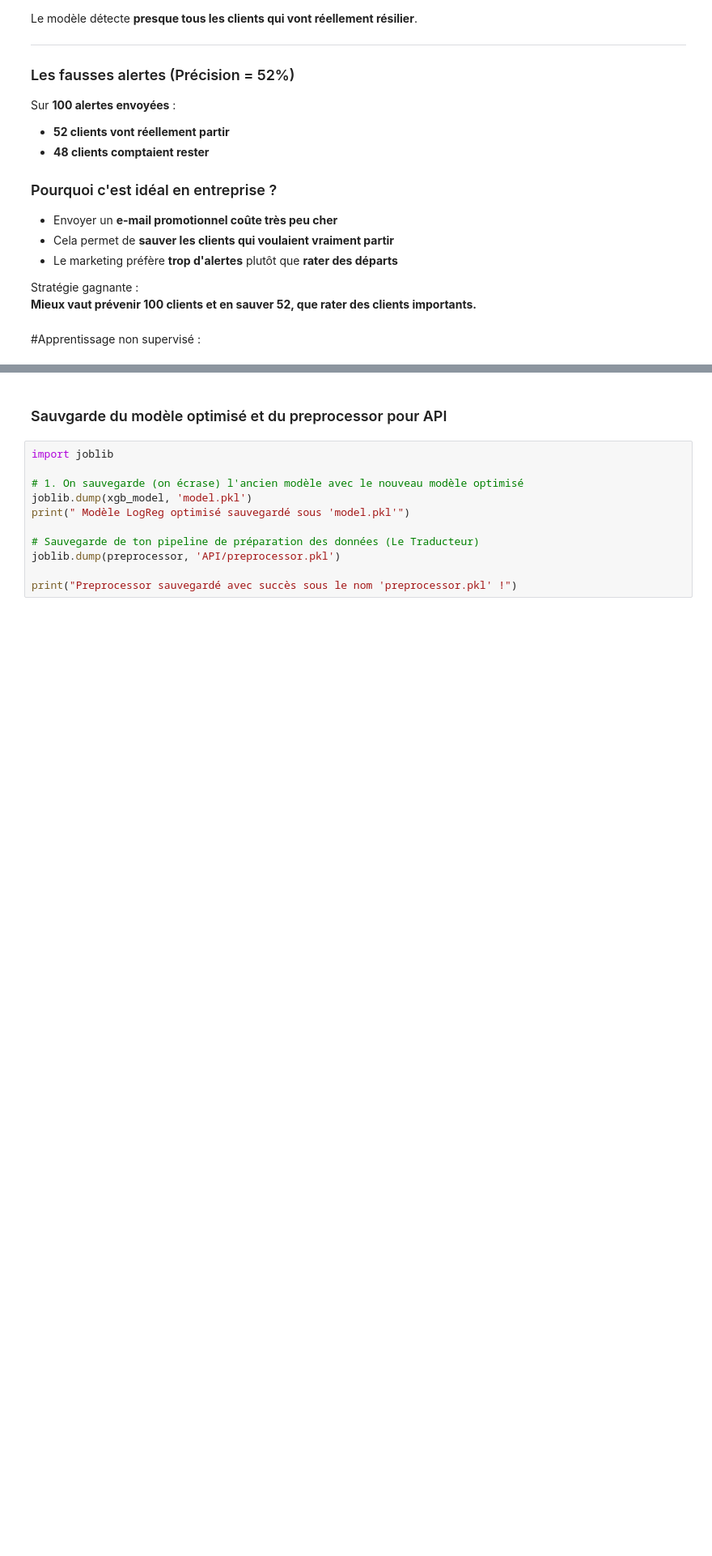
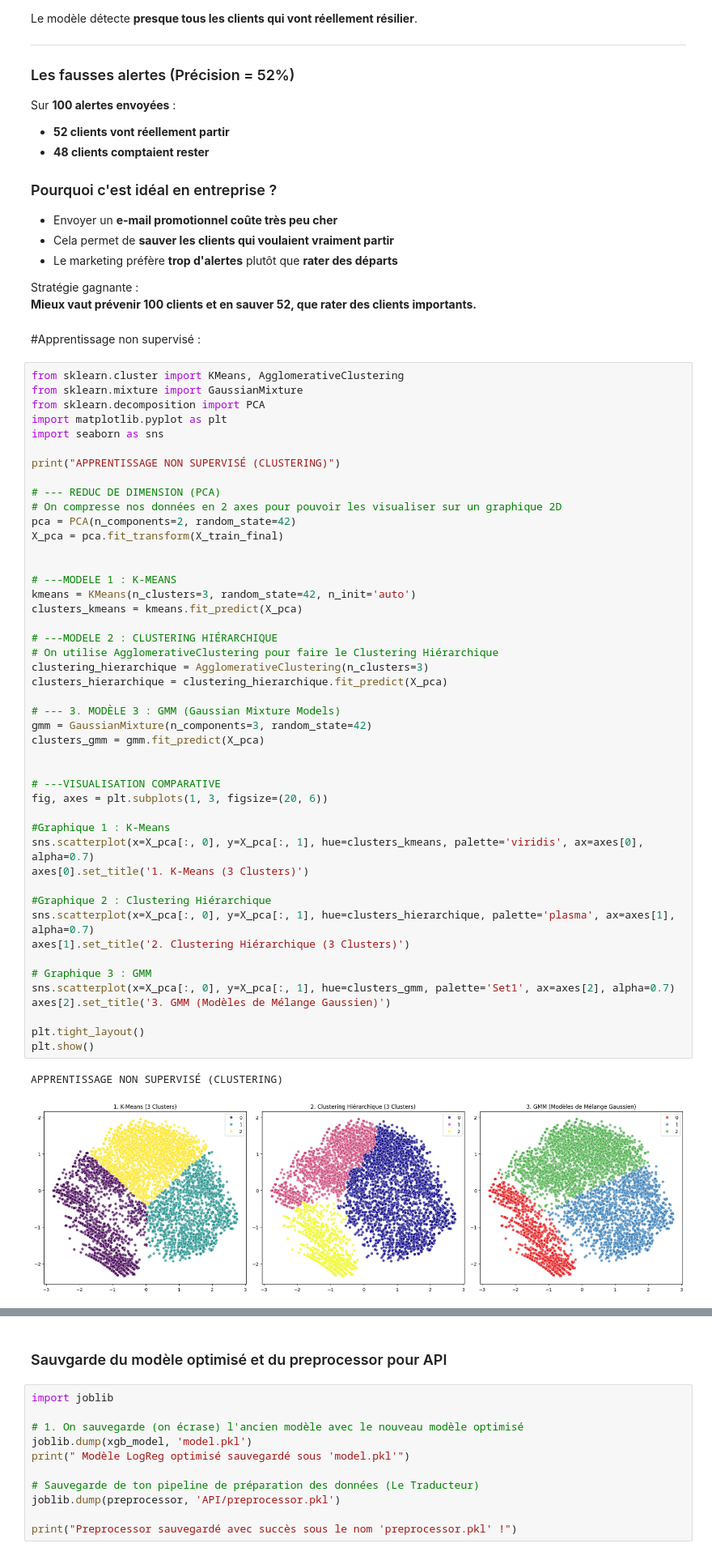
Before and after one commit to thomasripoll91-star/python_data_science, a Jupyter notebook: eda.ipynb, the cells around one changed output, grey strips where cells are left out. Shown at 81% size. Saved outputs shown, nothing was run; the diff lists cells and outputs as text; blank space fills up the shorter version.

Commit message:
fin des algo non supervisés + explications, début d'un complément aux algos non supervisés (pour vision métier)

```diff
--- a/eda.ipynb
+++ b/eda.ipynb
@@ -1180,3 +1181,52 @@ Stratégie gagnante :
 **Mieux vaut prévenir 100 clients et en sauver 52, que rater des clients importants.**
 # %% [markdown]
 #Apprentissage non supervisé :
+# %%
+from sklearn.cluster import KMeans, AgglomerativeClustering
+from sklearn.mixture import GaussianMixture
+from sklearn.decomposition import PCA
+import matplotlib.pyplot as plt
+import seaborn as sns
+
+print("APPRENTISSAGE NON SUPERVISÉ (CLUSTERING)")
+
+# --- REDUC DE DIMENSION (PCA)
+# On compresse nos données en 2 axes pour pouvoir les visualiser sur un graphique 2D
+pca = PCA(n_components=2, random_state=42)
+X_pca = pca.fit_transform(X_train_final)
+
+
+# ---MODELE 1 : K-MEANS
+kmeans = KMeans(n_clusters=3, random_state=42, n_init='auto')
+clusters_kmeans = kmeans.fit_predict(X_pca)
+
+# ---MODELE 2 : CLUSTERING HIÉRARCHIQUE
+# On utilise AgglomerativeClustering pour faire le Clustering Hiérarchique
+clustering_hierarchique = AgglomerativeClustering(n_clusters=3)
+clusters_hierarchique = clustering_hierarchique.fit_predict(X_pca)
+
+# --- 3. MODÈLE 3 : GMM (Gaussian Mixture Models)
+gmm = GaussianMixture(n_components=3, random_state=42)
+clusters_gmm = gmm.fit_predict(X_pca)
+
+
+# ---VISUALISATION COMPARATIVE
+fig, axes = plt.subplots(1, 3, figsize=(20, 6))
+
+#Graphique 1 : K-Means
+sns.scatterplot(x=X_pca[:, 0], y=X_pca[:, 1], hue=clusters_kmeans, palette='viridis', ax=axes[0], alpha=0.7)
+axes[0].set_title('1. K-Means (3 Clusters)')
+
+#Graphique 2 : Clustering Hiérarchique
+sns.scatterplot(x=X_pca[:, 0], y=X_pca[:, 1], hue=clusters_hierarchique, palette='plasma', ax=axes[1], alpha=0.7)
+axes[1].set_title('2. Clustering Hiérarchique (3 Clusters)')
+
+# Graphique 3 : GMM
+sns.scatterplot(x=X_pca[:, 0], y=X_pca[:, 1], hue=clusters_gmm, palette='Set1', ax=axes[2], alpha=0.7)
+axes[2].set_title('3. GMM (Modèles de Mélange Gaussien)')
+
+plt.tight_layout()
+plt.show()
+# %% [output]
+APPRENTISSAGE NON SUPERVISÉ (CLUSTERING)
+[figure, added]
```
Also changed, not shown: parts of 5 cells of this notebook.
